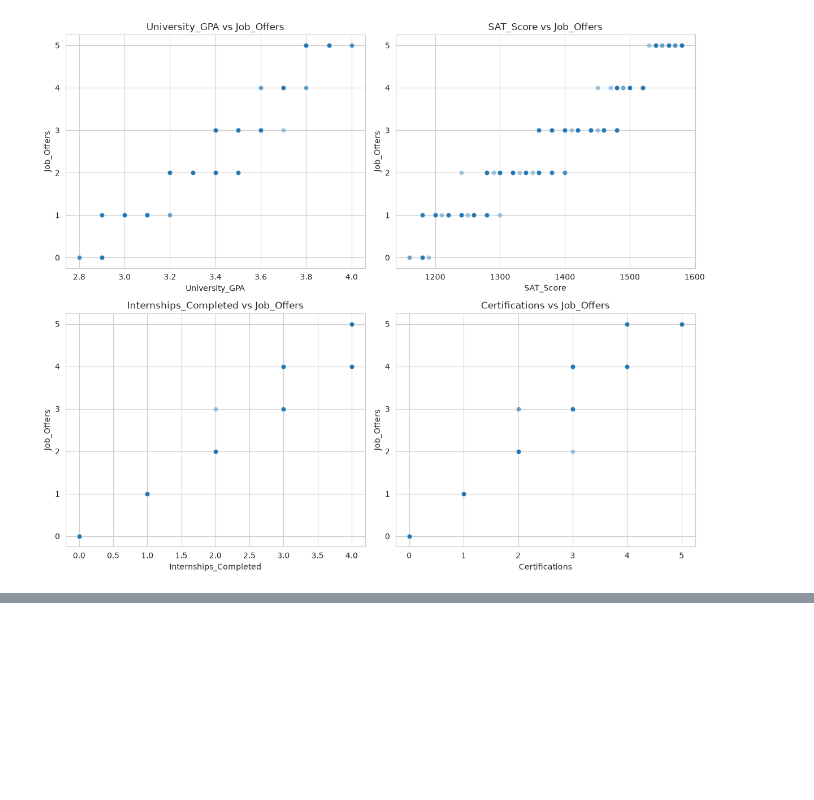
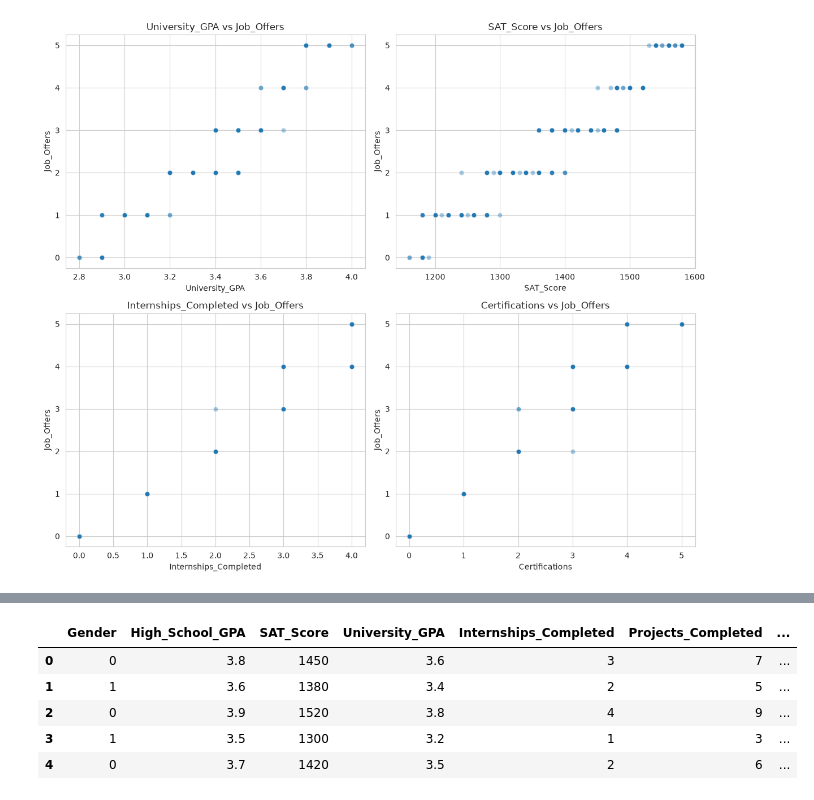
Before and after one commit to Jonathan2055/student-job-offer-predictor, a Jupyter notebook: linear_regression/Model_train.ipynb, the cells around one changed output, grey strips where cells are left out. Saved outputs shown, nothing was run; the diff lists cells and outputs as text; code cells hidden in the pictures; blank space fills up the shorter version.

```diff
--- a/linear_regression/Model_train.ipynb
+++ b/linear_regression/Model_train.ipynb
@@ -185,3 +185,7 @@ plt.savefig("plotImages/scatter_vs_target.png", dpi=150)
 plt.show()
 # %% [output]
 [figure]
+# %%
+
+df = df.drop(columns=['Age', 'Networking_Score'])
+df['Gender'] = df['Gender'].map({'Male': 0, 'Female': 1})
@@ -187,0 +194,2 @@ plt.show()
+# %%
+df = pd.get_dummies(df, columns=['Field_of_Study'], drop_first=True)
@@ -187,0 +210,9 @@ plt.show()
+# %%
+df.head()
+# %% [output]
+|  | Gender | High_School_GPA | SAT_Score | University_GPA | Internships_Completed | Projects_Completed | ... |
+| 0 | 0 | 3.8 | 1450 | 3.6 | 3 | 7 | ... |
+| 1 | 1 | 3.6 | 1380 | 3.4 | 2 | 5 | ... |
+| 2 | 0 | 3.9 | 1520 | 3.8 | 4 | 9 | ... |
+| 3 | 1 | 3.5 | 1300 | 3.2 | 1 | 3 | ... |
+| 4 | 0 | 3.7 | 1420 | 3.5 | 2 | 6 | ... |
```
Also changed, not shown: parts of 3 cells of this notebook, 2 other files.
